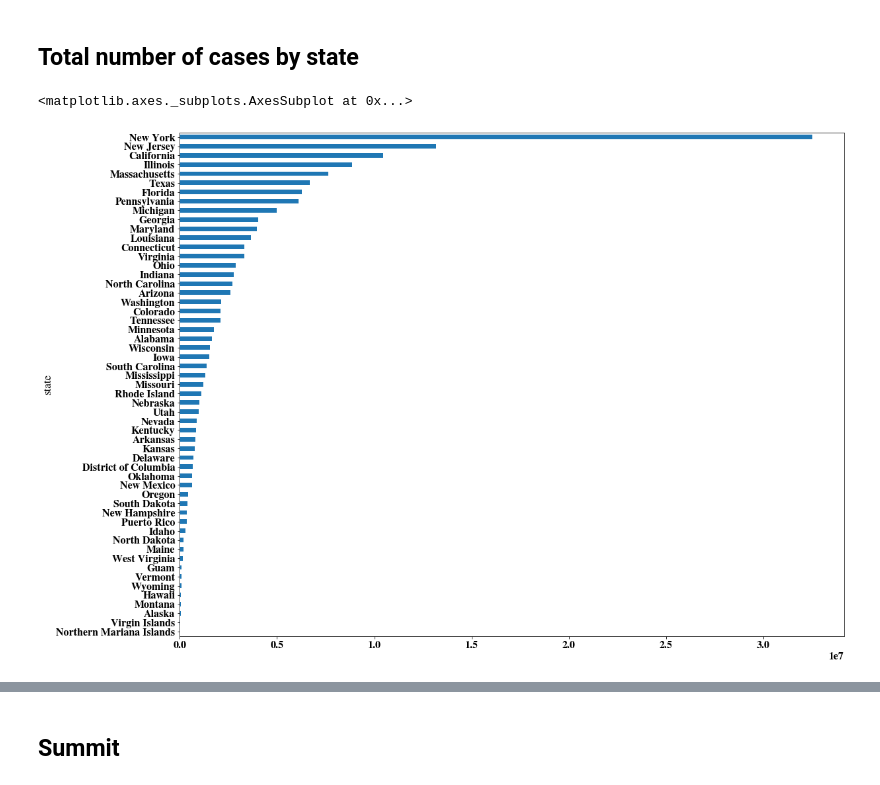
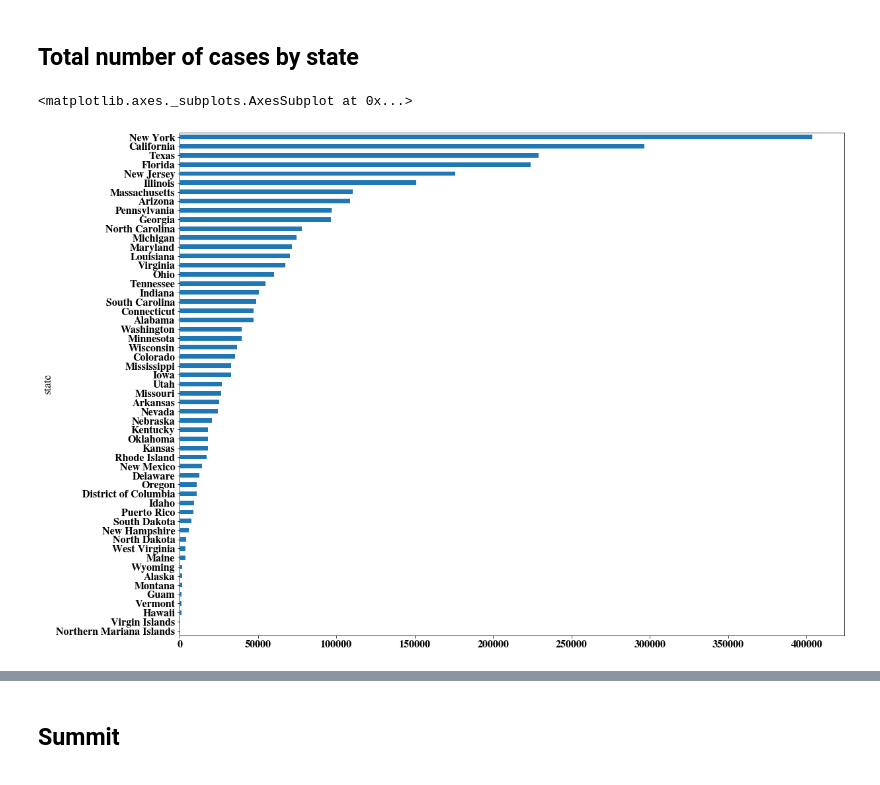
Before and after one commit to cpnHere/covid-19-data, a Jupyter notebook: my_work/desk.ipynb, the cells around one changed output, grey strips where cells are left out. Saved outputs shown, nothing was run; the diff lists cells and outputs as text; code cells hidden in the pictures.

Commit message:
Total cases by state corrected.

```diff
--- a/my_work/desk.ipynb
+++ b/my_work/desk.ipynb
@@ -14,8 +14,9 @@ our_sur ={'Harford':24025,'Baltimore city':24510,	'Carroll':24013,'Howard':24027
 # %% [markdown]
 ## Total number of cases by state
 # %%
+byst_cases=data_st.groupby('date').get_group(today.strftime("%Y-%m-%d")).groupby('state').cases.sum().sort_values()
 fig4,ax4=plt.subplots(figsize=(18,14))
-data.groupby("state").cases.sum().sort_values().plot(kind="barh", ax=ax4)
+byst_cases.plot(kind="barh", ax=ax4)
 # %% [output]
 <matplotlib.axes._subplots.AxesSubplot at 0x...>
-[figure, old version]
+[figure, new version]
```
Also changed, not shown: parts of 3 cells of this notebook.
